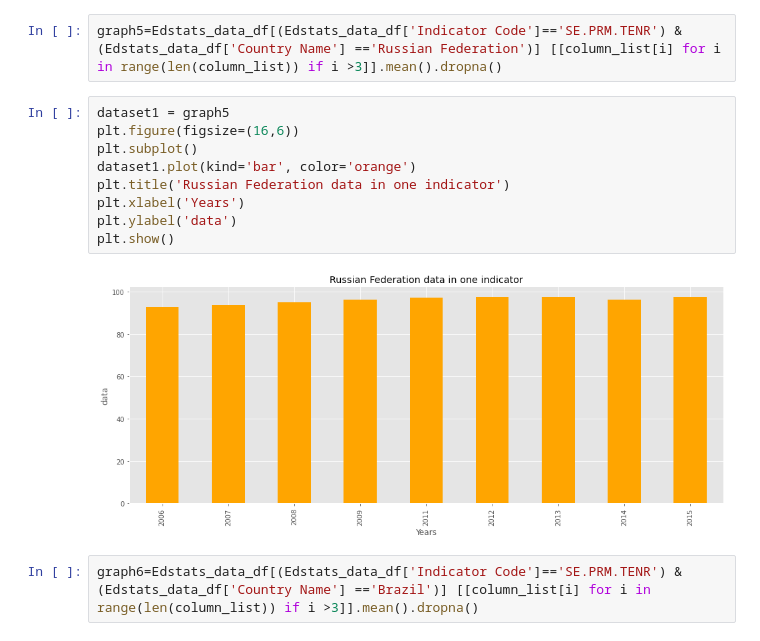
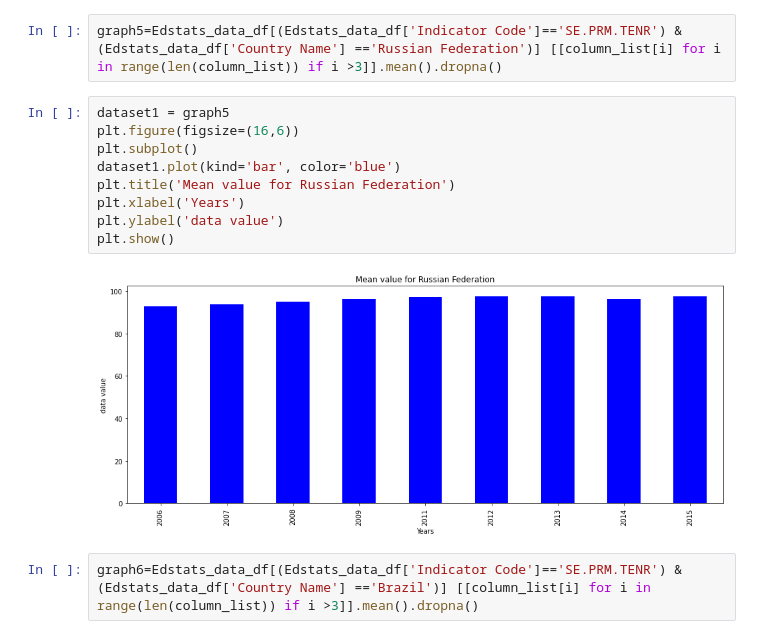
Before and after one commit to Tanjul5/World-Bank-Education-EDA-capston-1, a Jupyter notebook: Copy_of_Capstone_project.ipynb, the cells around one changed output. Drawn from its saved outputs; the diff is of its cells as text.

```diff
--- a/Copy_of_Capstone_project.ipynb
+++ b/Copy_of_Capstone_project.ipynb
@@ -509,14 +509,14 @@ graph5=Edstats_data_df[(Edstats_data_df['Indicator Code']=='SE.PRM.TENR') & (Eds
 # %%
 dataset1 = graph5
 plt.figure(figsize=(16,6))
 plt.subplot()
-dataset1.plot(kind='bar', color='orange')
-plt.title('Russian Federation data in one indicator')
+dataset1.plot(kind='bar', color='blue')
+plt.title('Mean value for Russian Federation')
 plt.xlabel('Years')
-plt.ylabel('data')
+plt.ylabel('data value')
 plt.show()
 # %% [output]
-[figure, old version]
+[figure, new version]
 # %%
 graph6=Edstats_data_df[(Edstats_data_df['Indicator Code']=='SE.PRM.TENR') & (Edstats_data_df['Country Name'] =='Brazil')] [[column_list[i] for i in range(len(column_list)) if i >3]].mean().dropna()
 # %%
```
Also changed, not shown: parts of 18 cells of this notebook.
